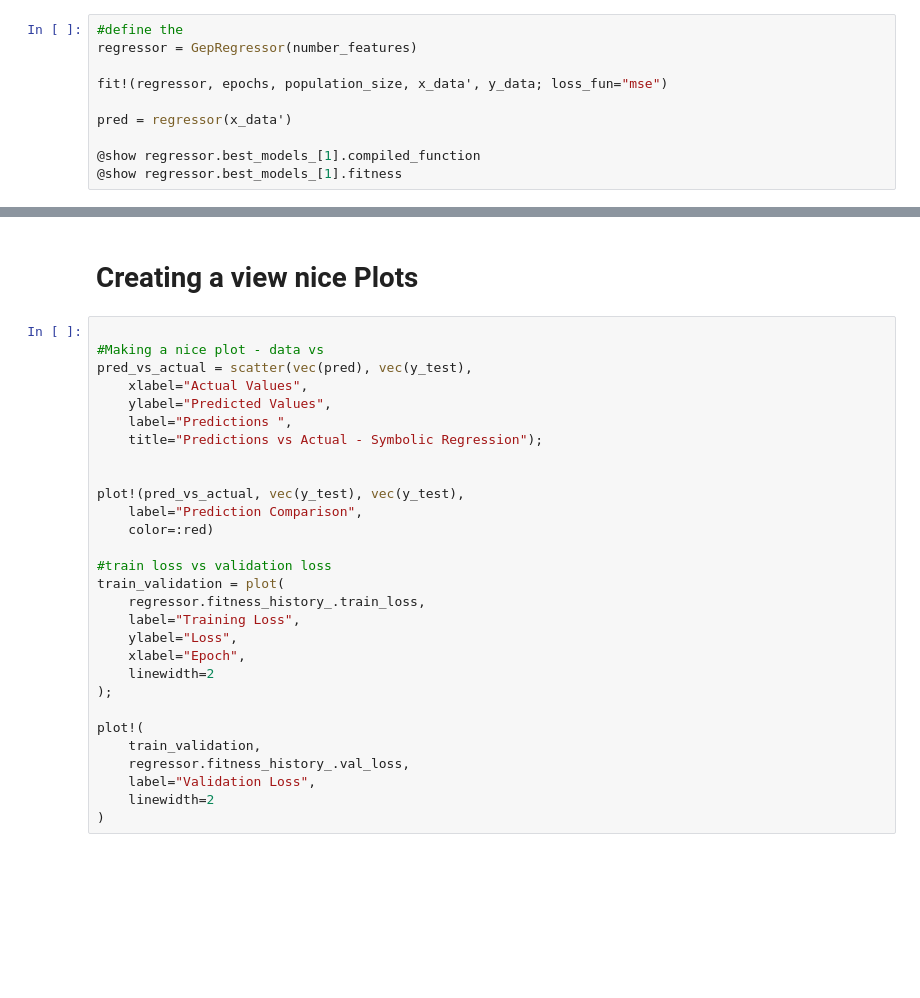
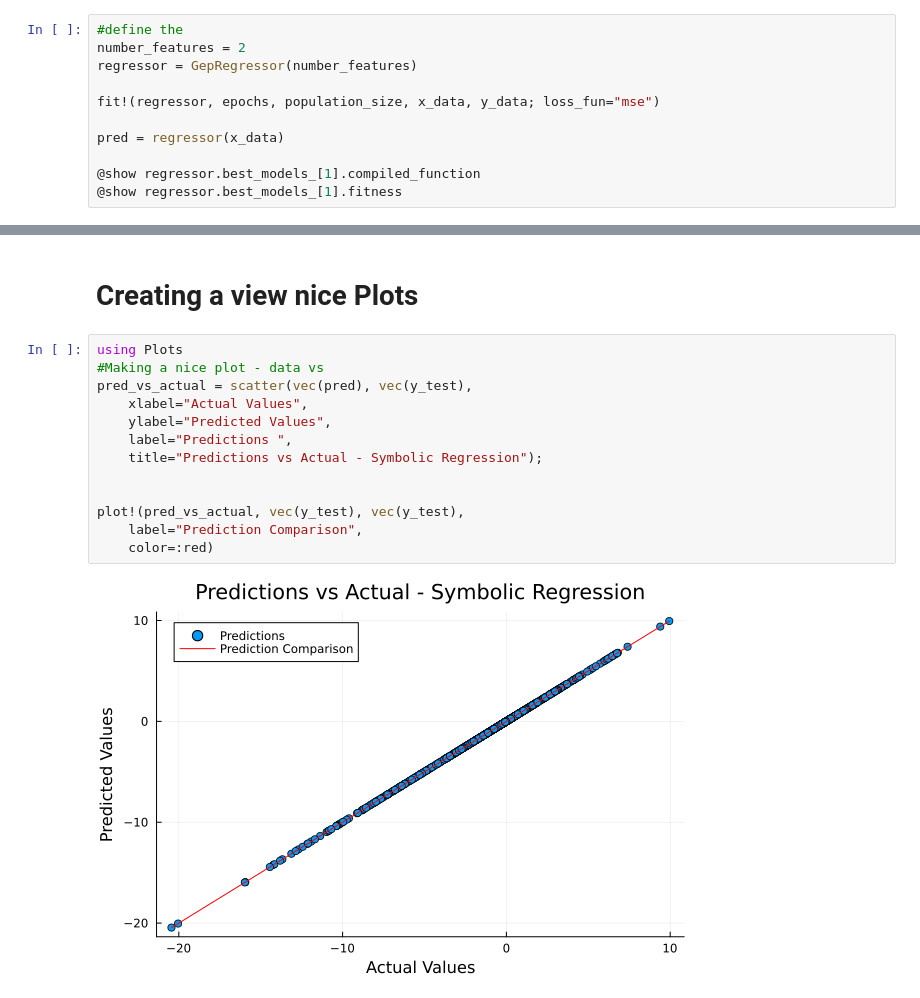
Before and after one commit to maxreiss123/GeneExpressionProgramming.jl, a Jupyter notebook: tutorial/JGEP_demo.ipynb, the cells around one changed output, grey strips where cells are left out. Cells and saved outputs as stored; diff of their text form; blank space fills up the shorter version.

```diff
--- a/tutorial/JGEP_demo.ipynb
+++ b/tutorial/JGEP_demo.ipynb
@@ -99,10 +121,11 @@ epochs = 1000
 # %%
 #define the
+number_features = 2
 regressor = GepRegressor(number_features)
 
-fit!(regressor, epochs, population_size, x_data', y_data; loss_fun="mse")
+fit!(regressor, epochs, population_size, x_data, y_data; loss_fun="mse")
 
-pred = regressor(x_data')
+pred = regressor(x_data)
 
 @show regressor.best_models_[1].compiled_function
 @show regressor.best_models_[1].fitness
@@ -109,31 +144,17 @@ pred = regressor(x_data')
 # %% [markdown]
 # Creating a view nice Plots
 # %%
-
+using Plots
 #Making a nice plot - data vs
 pred_vs_actual = scatter(vec(pred), vec(y_test),
     xlabel="Actual Values",
     ylabel="Predicted Values",
     label="Predictions ",
     title="Predictions vs Actual - Symbolic Regression");
 
 
 plot!(pred_vs_actual, vec(y_test), vec(y_test),
     label="Prediction Comparison",
     color=:red)
-
-#train loss vs validation loss
-train_validation = plot(
-    regressor.fitness_history_.train_loss,
-    label="Training Loss",
-    ylabel="Loss",
-    xlabel="Epoch",
-    linewidth=2
-);
-
-plot!(
-    train_validation,
-    regressor.fitness_history_.val_loss,
-    label="Validation Loss",
-    linewidth=2
-)
+# %% [output]
+[figure, added]
```
Also changed, not shown: parts of 6 cells of this notebook.
